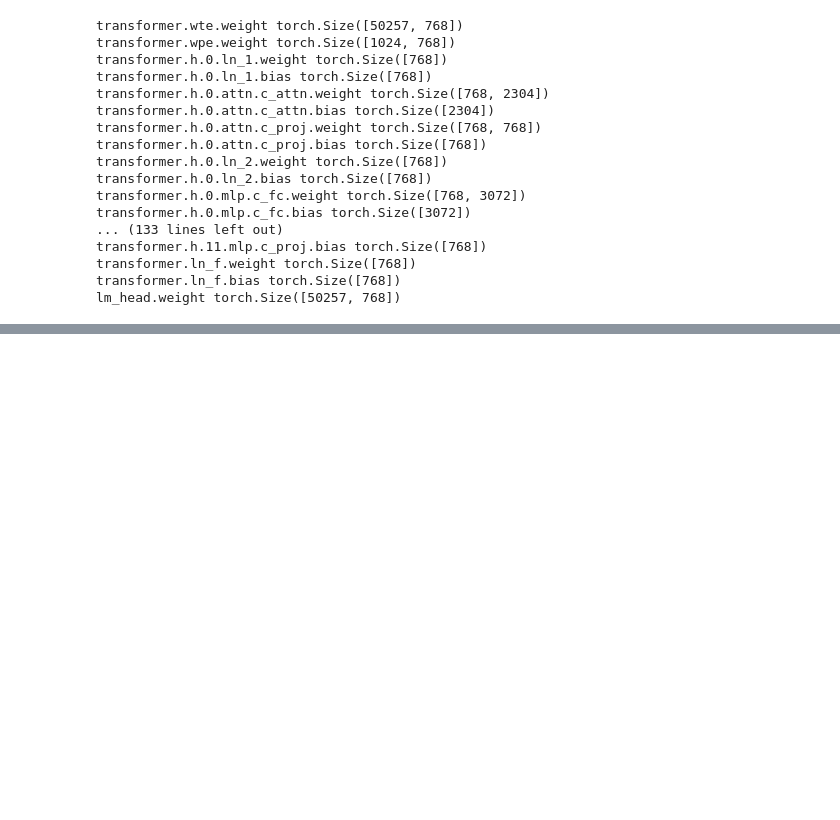
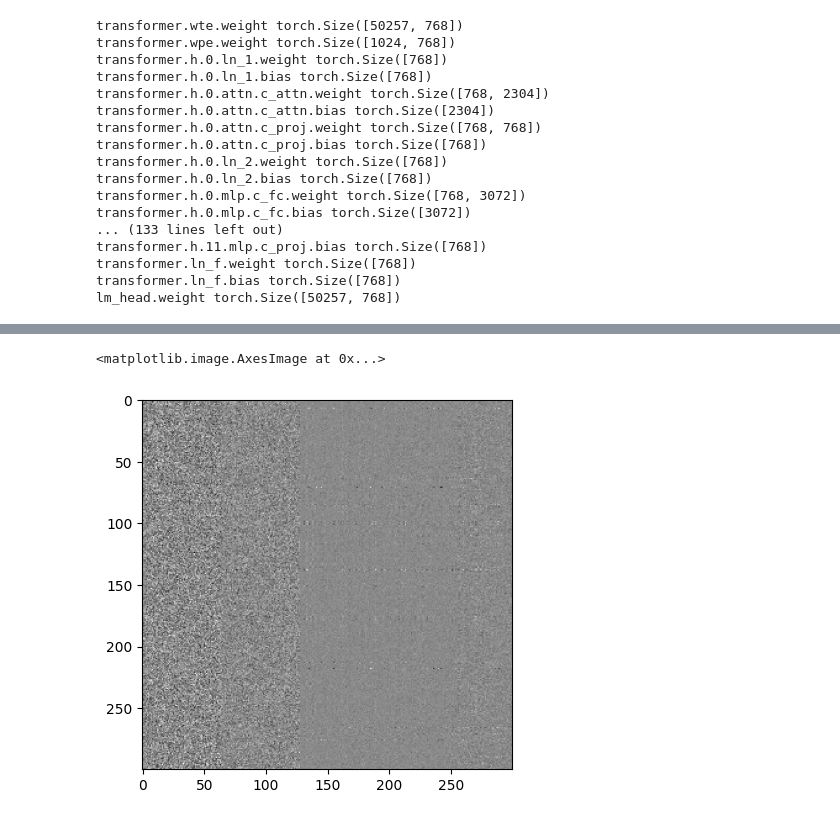
Before and after one commit to argszero/p2, a Jupyter notebook: gpt2-124/play.ipynb, the cells around one changed output, grey strips where cells are left out. Saved outputs shown, nothing was run; the diff lists cells and outputs as text; code cells hidden in the pictures; blank space fills up the shorter version.

```diff
--- a/gpt2-124/play.ipynb
+++ b/gpt2-124/play.ipynb
@@ -26,0 +48,5 @@ lm_head.weight torch.Size([50257, 768])
+# %%
+plt.imshow(sd_hf["transformer.h.1.attn.c_attn.weight"][:300,:300],cmap="gray")
+# %% [output]
+<matplotlib.image.AxesImage at 0x...>
+[figure, added]
```
Also changed, not shown: parts of 4 cells of this notebook, 1 other file.
